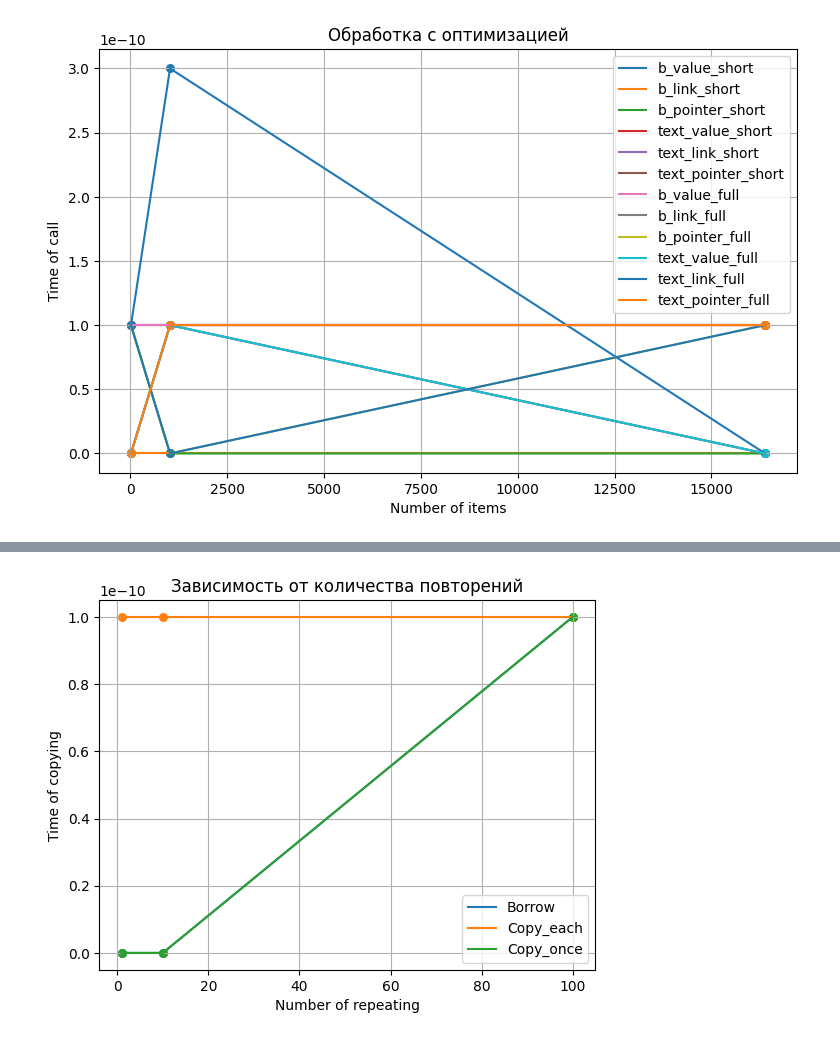
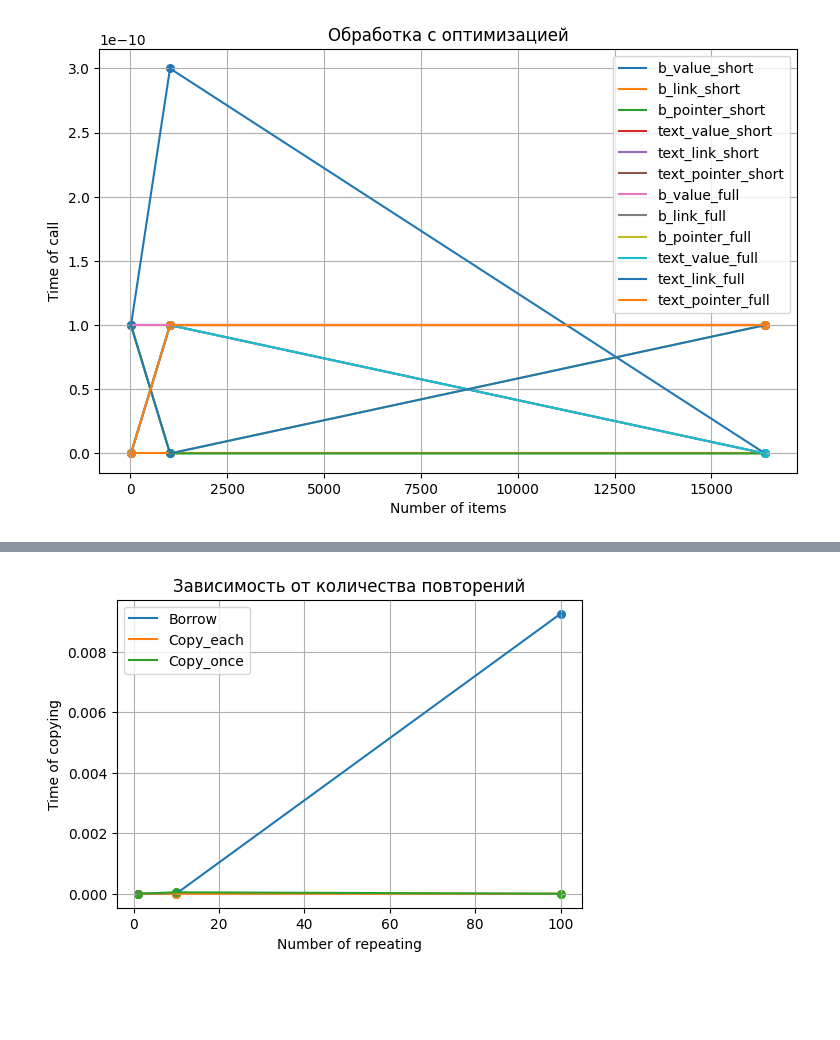
Before and after one commit to Polly23125/Informatics, a Jupyter notebook: Lab_string/graph.ipynb, the cells around one changed output, grey strips where cells are left out. Saved outputs shown, nothing was run; the diff lists cells and outputs as text; code cells hidden in the pictures; blank space fills up the shorter version.

```diff
--- a/Lab_string/graph.ipynb
+++ b/Lab_string/graph.ipynb
@@ -279,7 +275,7 @@ for i in range (len(mass3)):
 t_100_b = t1[18:21]
 t_100_e = t1[21:24]
 t_100_o = t1[24:27]
-t_16384_b = [t[2], t[11], t[20]]
-t_16384_e = [t[5], t[14], t[23]]
-t_16384_o = [t[8], t[17], t[26]]
+t_16384_b = [t[2], t[11]*10, t[20]*100]
+t_16384_e = [t[5], t[14]*10, t[23]*100]
+t_16384_o = [t[8], t[17]*10, t[26]*100]
 # %%
@@ -303,18 +300,19 @@ plt.show()
 # %%
+plt.figure(figsize=[6,4])
 plt.scatter(k, t_16384_b, s=30)
 plt.scatter(k, t_16384_e, s=30)
 plt.scatter(k, t_16384_o, s=30)
 
 plt.plot(k, t_16384_b, label='Borrow' )
 plt.plot(k, t_16384_e, label='Copy_each')
 plt.plot(k, t_16384_o, label='Copy_once')
 
 plt.title("Зависимость от количества повторений")
 plt.xlabel('Number of repeating')
 plt.ylabel('Time of copying')
 plt.grid()
 plt.legend()
 plt.savefig('Repeating_copy.pdf', format='pdf')
 plt.show()
 # %% [output]
-[figure, old version]
+[figure, new version]
```
Also changed, not shown: parts of 7 cells of this notebook, 15 other files.
